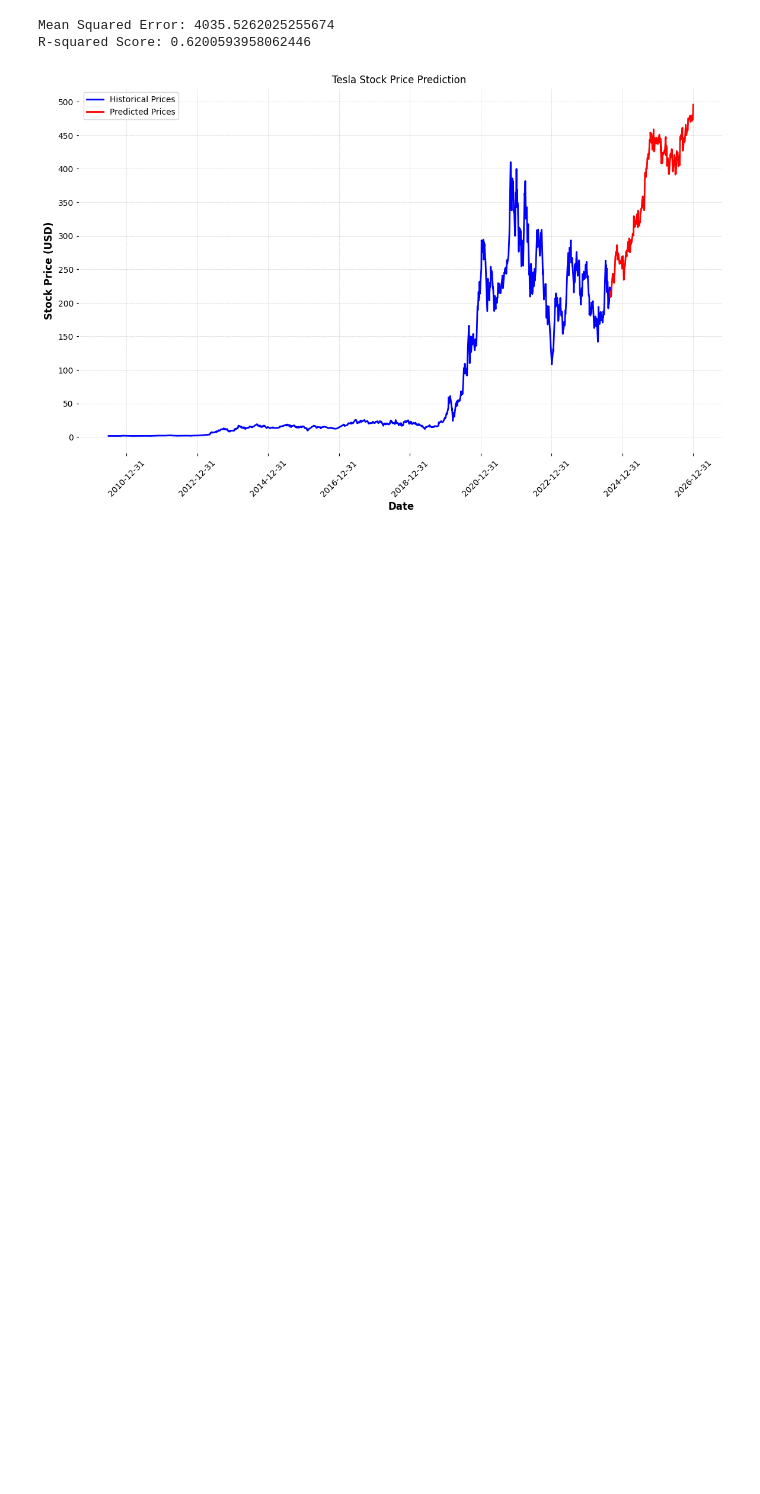
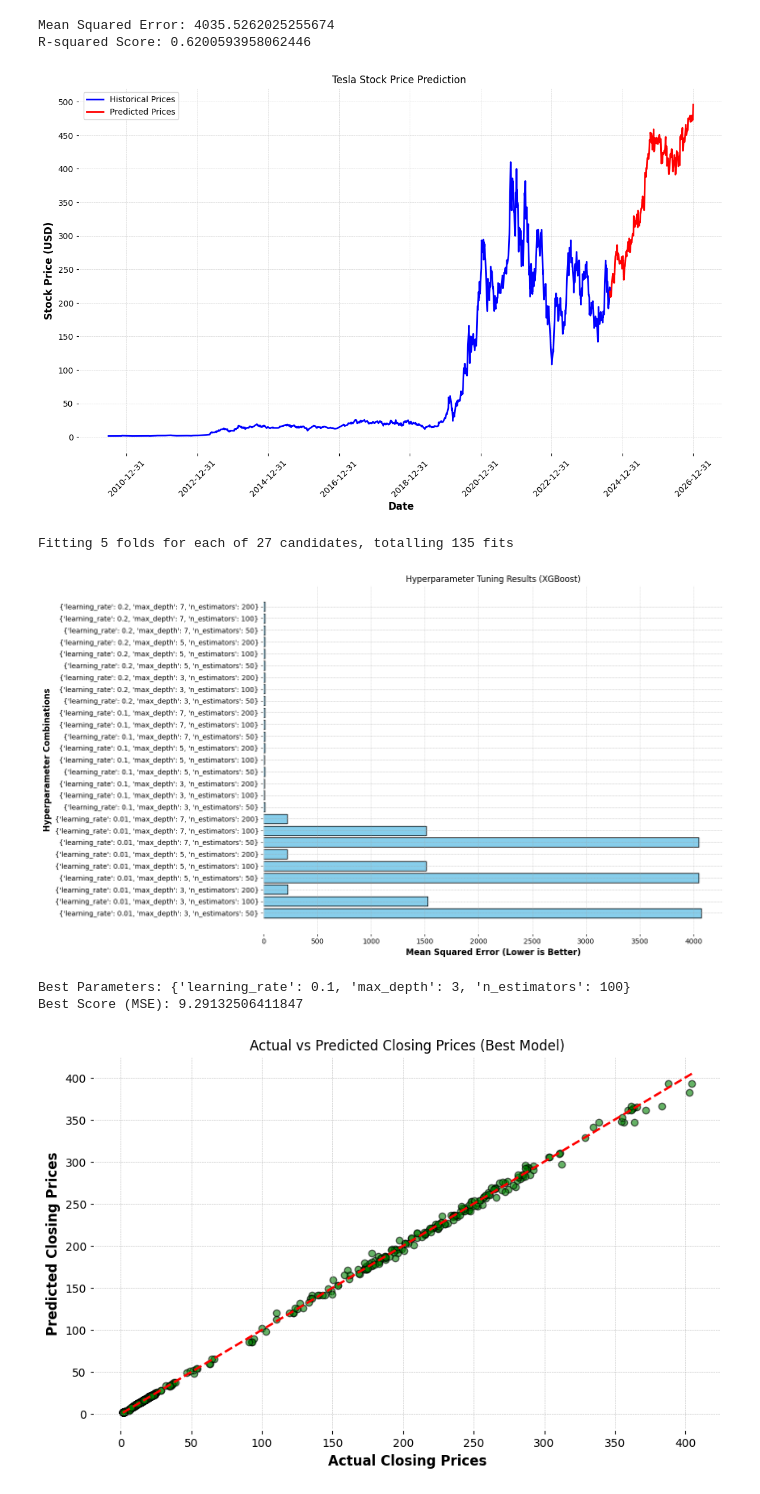
Before and after one commit to ol287/Learning_from_data_cw, a Jupyter notebook: Learning_front_data.ipynb, the cells around one changed output. Cells and saved outputs as stored; diff of their text form; code cells hidden in the pictures; blank space fills up the shorter version.

```diff
--- a/Learning_front_data.ipynb
+++ b/Learning_front_data.ipynb
@@ -357,3 +444,61 @@ plt.show()
 Mean Squared Error: 4035.5262025255674
 R-squared Score: 0.6200593958062446
 [figure]
+# %%
+import matplotlib.pyplot as plt
+import numpy as np
+from sklearn.model_selection import GridSearchCV
+from xgboost import XGBRegressor
+
+# Define parameter grid for hyperparameter tuning
+param_grid = {
+    'n_estimators': [50, 100, 200],
+    'learning_rate': [0.01, 0.1, 0.2],
+    'max_depth': [3, 5, 7]
+}
+
+# Initialize the model
+xgb_model = XGBRegressor(random_state=42)
+
+# Grid search for hyperparameter tuning
+grid_search = GridSearchCV(estimator=xgb_model, param_grid=param_grid, cv=5, scoring='neg_mean_squared_error', verbose=1)
+grid_search.fit(X_train, y_train)
+
+# Extract results from grid search
+results = grid_search.cv_results_
+mean_test_scores = -results['mean_test_score']  # Convert to positive MSE
+param_combinations = [str(params) for params in results['params']]
+
+# Plot the precision (Mean Squared Error) for each hyperparameter combination
+plt.figure(figsize=(14, 8))
+plt.barh(param_combinations, mean_test_scores, color='skyblue', edgecolor='black')
+plt.xlabel('Mean Squared Error (Lower is Better)')
+plt.ylabel('Hyperparameter Combinations')
+plt.title('Hyperparameter Tuning Results (XGBoost)')
+plt.grid(axis='x', linestyle='--', alpha=0.7)
+plt.tight_layout()
+plt.show()
+
+# Display the best parameters and score
+print("Best Parameters:", grid_search.best_params_)
+print("Best Score (MSE):", -grid_search.best_score_)
+
+# Evaluate the best model on the test set
+best_model = grid_search.best_estimator_
+y_pred_best = best_model.predict(X_test)
+
+# Plot the predicted vs actual values
+plt.figure(figsize=(10, 6))
+plt.scatter(y_test, y_pred_best, alpha=0.6, color='green', edgecolor='k')
+plt.plot([min(y_test), max(y_test)], [min(y_test), max(y_test)], color='red', linestyle='--', linewidth=2)
+plt.title('Actual vs Predicted Closing Prices (Best Model)')
+plt.xlabel('Actual Closing Prices')
+plt.ylabel('Predicted Closing Prices')
+plt.grid(True, linestyle='--', alpha=0.7)
+plt.show()
+# %% [output]
+Fitting 5 folds for each of 27 candidates, totalling 135 fits
+[figure, added]
+Best Parameters: {'learning_rate': 0.1, 'max_depth': 3, 'n_estimators': 100}
+Best Score (MSE): 9.29132506411847
+[figure, added]
```
Also changed, not shown: parts of 2 cells of this notebook.
